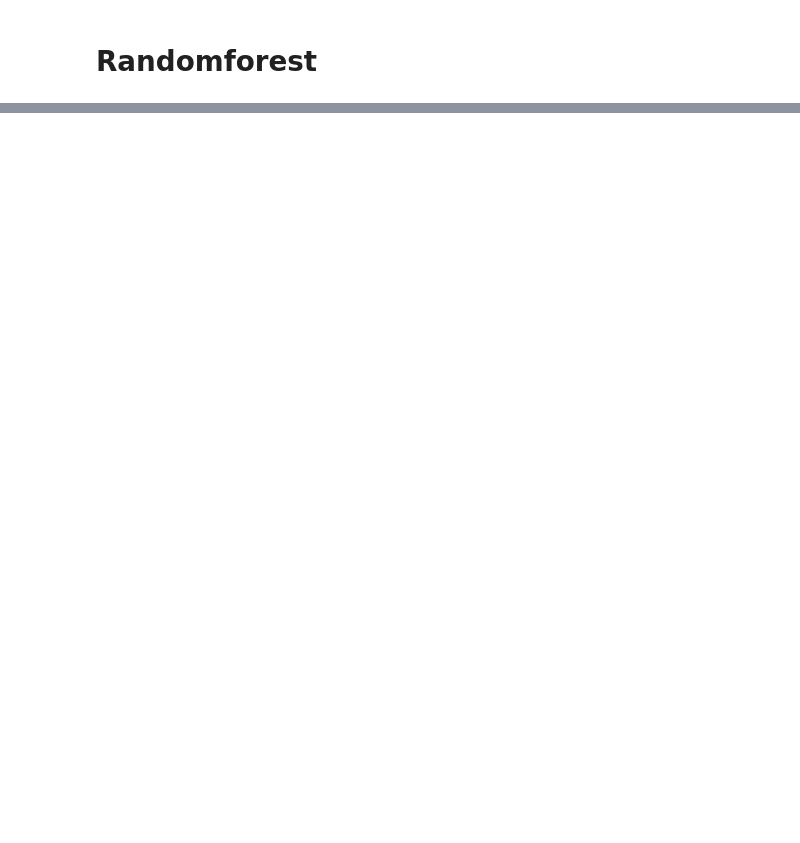
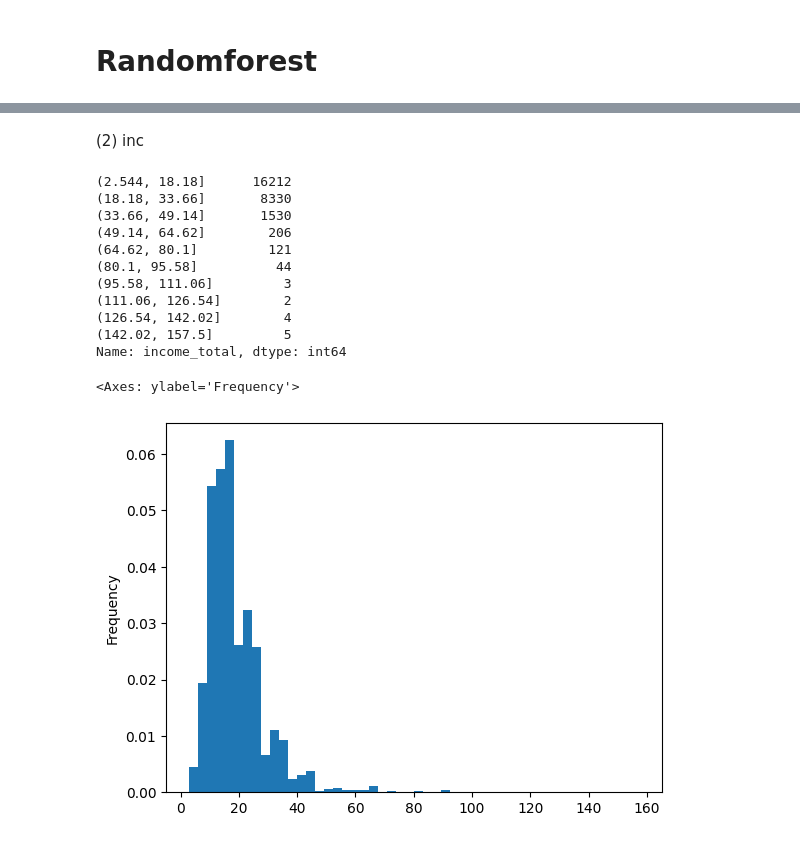
Before and after one commit to dooooing/2023_ESAA, a Jupyter notebook: 신용카드_코드_공유.ipynb, the cells around one changed output, grey strips where cells are left out. Drawn from its saved outputs; the diff is of its cells as text; code cells hidden in the pictures; blank space fills up the shorter version.

```diff
--- a/신용카드_코드_공유.ipynb
+++ b/신용카드_코드_공유.ipynb
@@ -102,0 +222,4 @@ submit.to_csv('submit_lgbm.csv', index=False)
+# %%
+#2이상의 값은 그 값이 매우 작음 -> 하나로 합치기
+train.loc[train['child_num'] >= 2,'child_num']=2
+test.loc[test['child_num']>=2, 'child_num']=2
@@ -102,0 +233,23 @@ submit.to_csv('submit_lgbm.csv', index=False)
+# %% [markdown]
+(2) inc
+# %%
+train['income_total'] = train['income_total'].astype(object)
+train['income_total'] = train['income_total']/10000
+test['income_total'] = test['income_total']/10000
+##############################################################3
+print(train['income_total'].value_counts(bins=10,sort=False))
+train['income_total'].plot(kind='hist',bins=50,density=True)
+# %% [output]
+(2.544, 18.18]      16212
+(18.18, 33.66]       8330
+(33.66, 49.14]       1530
+(49.14, 64.62]        206
+(64.62, 80.1]         121
+(80.1, 95.58]          44
+(95.58, 111.06]         3
+(111.06, 126.54]        2
+(126.54, 142.02]        4
+(142.02, 157.5]         5
+Name: income_total, dtype: int64
+<Axes: ylabel='Frequency'>
+[figure, added]
```
Also changed, not shown: parts of 86 cells of this notebook.
